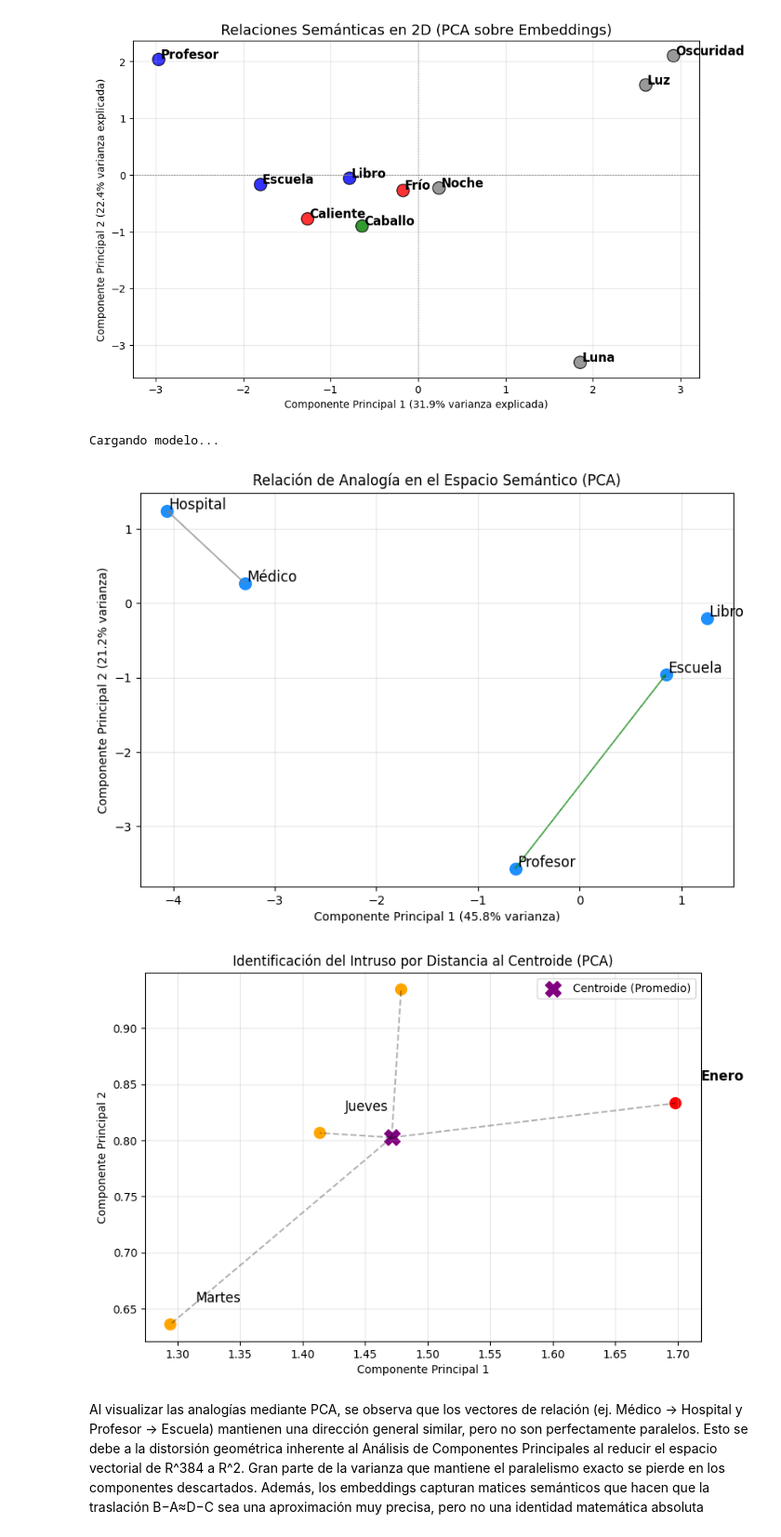
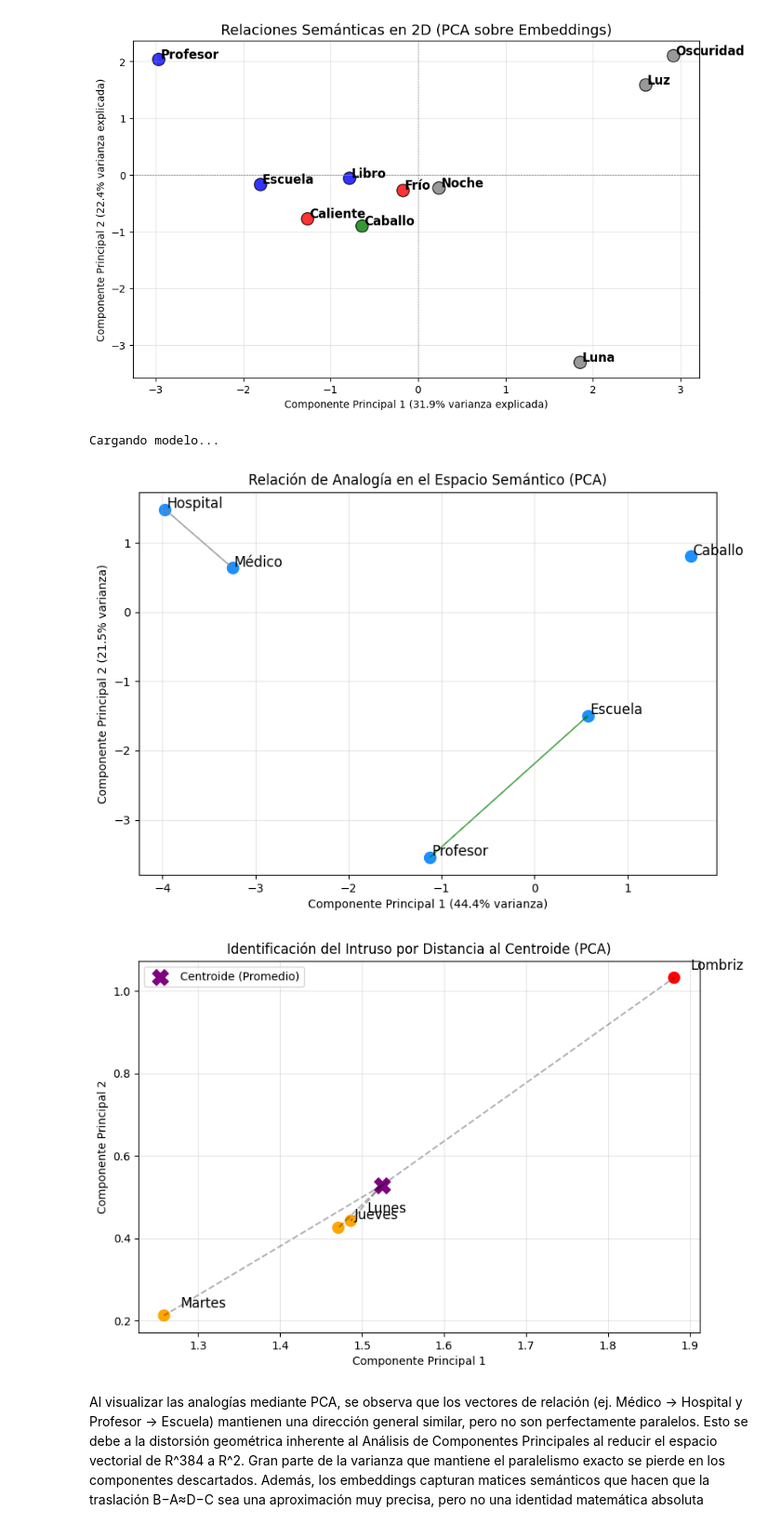
Before and after one commit to HeiderZapata/Applied-Math, a Jupyter notebook: Examen 2/Examen2-MatApl-Martinez-Zapata-Londono-Notebook.ipynb, the cells around one changed output. Shown at 93% size. Drawn from its saved outputs; the diff is of its cells as text; code cells hidden in the pictures.

```diff
--- a/Examen 2/Examen2-MatApl-Martinez-Zapata-Londono-Notebook.ipynb
+++ b/Examen 2/Examen2-MatApl-Martinez-Zapata-Londono-Notebook.ipynb
@@ -359,16 +358,18 @@ plt.show()
 import numpy as np
 import matplotlib.pyplot as plt
 from sklearn.decomposition import PCA
+from sentence_transformers import SentenceTransformer
+
 
 # 1. Cargar el modelo
 print("Cargando modelo...")
 modelo_transformer = SentenceTransformer('paraphrase-multilingual-MiniLM-L12-v2')
 
 # 2. Seleccionar un subconjunto de palabras representativo para graficar
-# Analogía: Médico -> Hospital :: Profesor -> Escuela (y Libro como distractor)
-palabras_analogia = ["Médico", "Hospital", "Profesor", "Escuela", "Libro"]
+# Analogía: Médico -> Hospital :: Profesor -> Escuela (y Caballo como distractor)
+palabras_analogia = ["Médico", "Hospital", "Profesor", "Escuela", "Caballo"]
 # Contexto: Los días de la semana (y Enero como intruso)
-palabras_contexto = ["Lunes", "Martes", "Jueves", "Enero"]
+palabras_contexto = ["Lunes", "Martes", "Jueves", "Lombriz"]
 
 todas_las_palabras = palabras_analogia + palabras_contexto
 
@@ -408,35 +409,35 @@ plt.show()
 
 # ---------------------------------------------------------
 # GRÁFICO 2: EL CENTROIDE Y EL INTRUSO (CONTEXTO)
 # ---------------------------------------------------------
 plt.figure(figsize=(9, 6))
 
 # Graficamos los días y el mes
 colores = ['orange', 'orange', 'orange', 'red'] # Rojo para el intruso (Enero)
 plt.scatter(vecs_ctx[:, 0], vecs_ctx[:, 1], color=colores, s=100)
 
 for i, palabra in enumerate(palabras_contexto):
     plt.annotate(palabra, (vecs_ctx[i, 0] + 0.02, vecs_ctx[i, 1] + 0.02), fontsize=12,
                  fontweight='bold' if palabra == 'Enero' else 'normal')
 
 # Calculamos y graficamos el centroide de todo el grupo
 centroide = np.mean(vecs_ctx, axis=0)
 plt.scatter(centroide[0], centroide[1], color='purple', marker='X', s=200, label='Centroide (Promedio)')
 
 # Dibujamos líneas desde el centroide a cada palabra para visualizar la distancia
 for i in range(len(palabras_contexto)):
     plt.plot([centroide[0], vecs_ctx[i, 0]], [centroide[1], vecs_ctx[i, 1]], 'k--', alpha=0.3)
 
 plt.title("Identificación del Intruso por Distancia al Centroide (PCA)")
 plt.xlabel("Componente Principal 1")
 plt.ylabel("Componente Principal 2")
 plt.legend()
 plt.grid(True, alpha=0.3)
 plt.show()
 # %% [output]
 Cargando modelo...
-[figure, old version]
+[figure, new version]
-[figure, old version]
+[figure, new version]
 # %% [markdown]
 Al visualizar las analogías mediante PCA, se observa que los vectores de relación (ej. Médico → Hospital y Profesor → Escuela) mantienen una dirección general similar, pero no son perfectamente paralelos. Esto se debe a la distorsión geométrica inherente al Análisis de Componentes Principales al reducir el espacio vectorial de R^384 a R^2. Gran parte de la varianza que mantiene el paralelismo exacto se pierde en los componentes descartados. Además, los embeddings capturan matices semánticos que hacen que la traslación B−A≈D−C sea una aproximación muy precisa, pero no una identidad matemática absoluta
 # %% [markdown]
```
Also changed, not shown: parts of 2 cells of this notebook.
